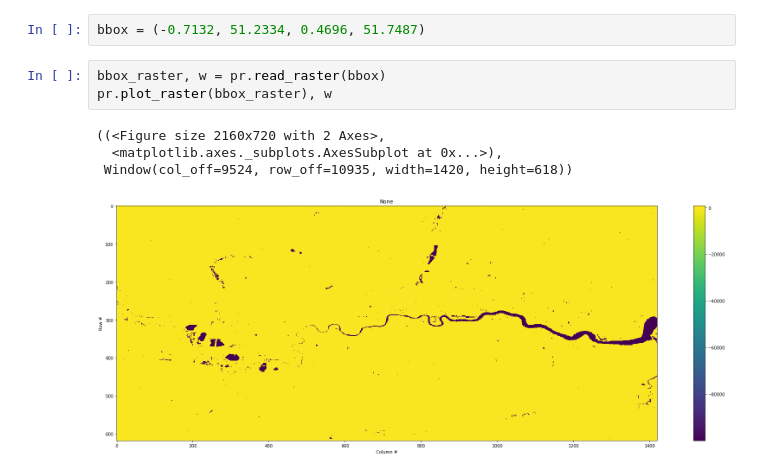
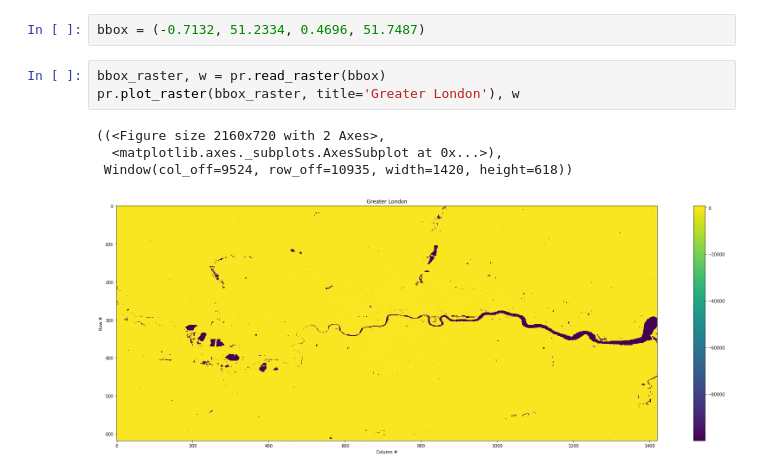
Before and after one commit to onwardempire/medium-raster-data, a Jupyter notebook: raster_data_pt_2a.ipynb, the cells around one changed output. Cells and saved outputs as stored; diff of their text form.

Commit message:
adding raster pt II

```diff
--- a/raster_data_pt_2a.ipynb
+++ b/raster_data_pt_2a.ipynb
@@ -67,9 +67,9 @@ pr.raster.shape, pr.raster.bounds
 bbox = (-0.7132, 51.2334, 0.4696, 51.7487)
 # %%
 bbox_raster, w = pr.read_raster(bbox)
-pr.plot_raster(bbox_raster), w
+pr.plot_raster(bbox_raster, title='Greater London'), w
 # %% [output]
 ((<Figure size 2160x720 with 2 Axes>,
   <matplotlib.axes._subplots.AxesSubplot at 0x...>),
  Window(col_off=9524, row_off=10935, width=1420, height=618))
-[figure, old version]
+[figure, new version]
```
